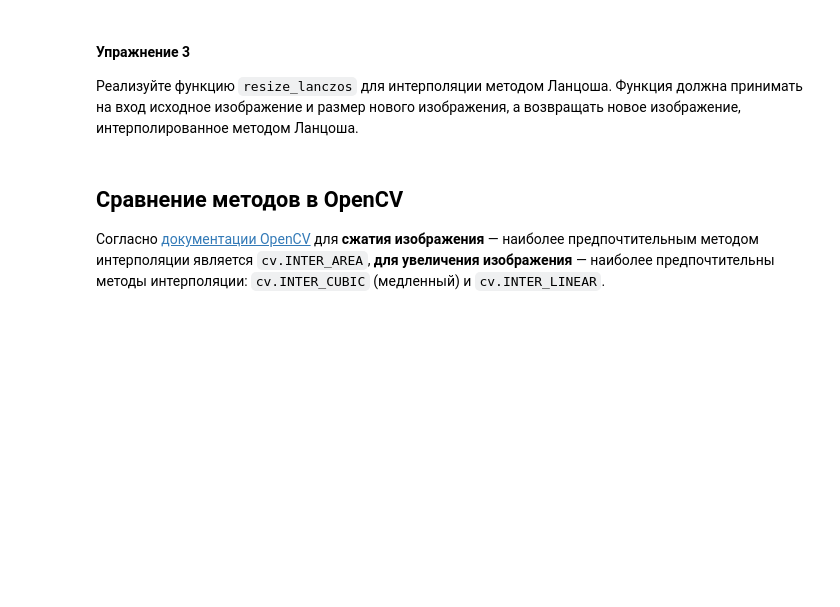
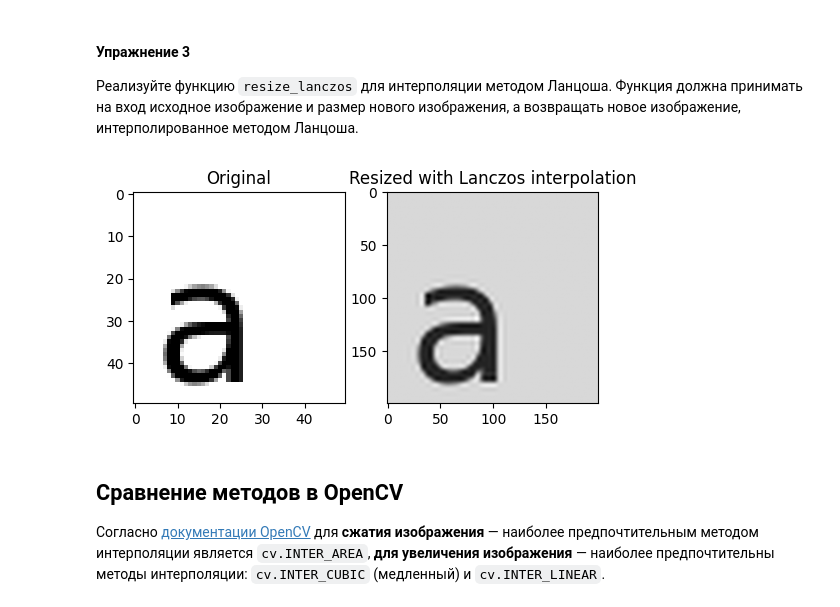
Before and after one commit to EvgeniyBiruckoff/CV_Homework, a Jupyter notebook: seminars/seminar_04/Seminar_4.ipynb, the cells around one changed output. Saved outputs shown, nothing was run; the diff lists cells and outputs as text; code cells hidden in the pictures; blank space fills up the shorter version.

```diff
--- a/seminars/seminar_04/Seminar_4.ipynb
+++ b/seminars/seminar_04/Seminar_4.ipynb
@@ -617,3 +649,78 @@ plt.show()
+# %%
+def lanczos_kernel(x: np.ndarray, a: int = 4) -> np.ndarray:
+    x = np.asarray(x, dtype=float)
+    res = np.zeros_like(x)
+
+    mask = np.abs(x) < a
+    x_masked = x[mask]
+
+    res[mask] = np.sinc(x_masked) * np.sinc(x_masked / a)
+    res[x == 0] = 1
+
+    return res
+
+
+def resize_lanczos(img: np.ndarray, new_size: tuple[int, int], a: int = 4) -> np.ndarray:
+    new_w, new_h = new_size
+    h, w = img.shape
+
+    scale_x = w / new_w
+    scale_y = h / new_h
+
+    result = np.zeros((new_h, new_w))
+
+    for j in range(new_h):
+        y = (j + 0.5) * scale_y - 0.5
+        y0 = int(np.floor(y))
+
+        ys = np.arange(y0 - a + 1, y0 + a + 1)
+        wy = lanczos_kernel(y - ys, a)
+
+        for i in range(new_w):
+            x = (i + 0.5) * scale_x - 0.5
+            x0 = int(np.floor(x))
+
+            xs = np.arange(x0 - a + 1, x0 + a + 1)
+            wx = lanczos_kernel(x - xs, a)
+
+            value = 0.0
+            weight_sum = 0.0
+
+            for m, wy_val in zip(ys, wy):
+                if m < 0 or m >= h:
+                    continue
+                for n, wx_val in zip(xs, wx):
+                    if n < 0 or n >= w:
+                        continue
+
+                    w_total = wx_val * wy_val
+                    value += img[m, n] * w_total
+                    weight_sum += w_total
+
+            if weight_sum != 0:
+                result[j, i] = value / weight_sum
+
+    return result
+
+
+
+
+# Применяем интерполяцию Lanczos
+a_letter_resized_lanczos_custom = resize_lanczos(a_letter, (200, 200), a=4)
+
+# Визуализация результата
+plt.figure(figsize=(6, 3))
+plt.subplot(1, 2, 1)
+plt.imshow(a_letter, cmap='gray')
+plt.title('Original')
+
+plt.subplot(1, 2, 2)
+plt.imshow(a_letter_resized_lanczos_custom, cmap='gray')
+plt.title('Resized with Lanczos interpolation')
+
+plt.show()
+# %% [output]
+[figure, added]
 # %% [markdown]
 ## Сравнение методов в OpenCV
 
```
Also changed, not shown: parts of 24 cells of this notebook, 22 other files.
